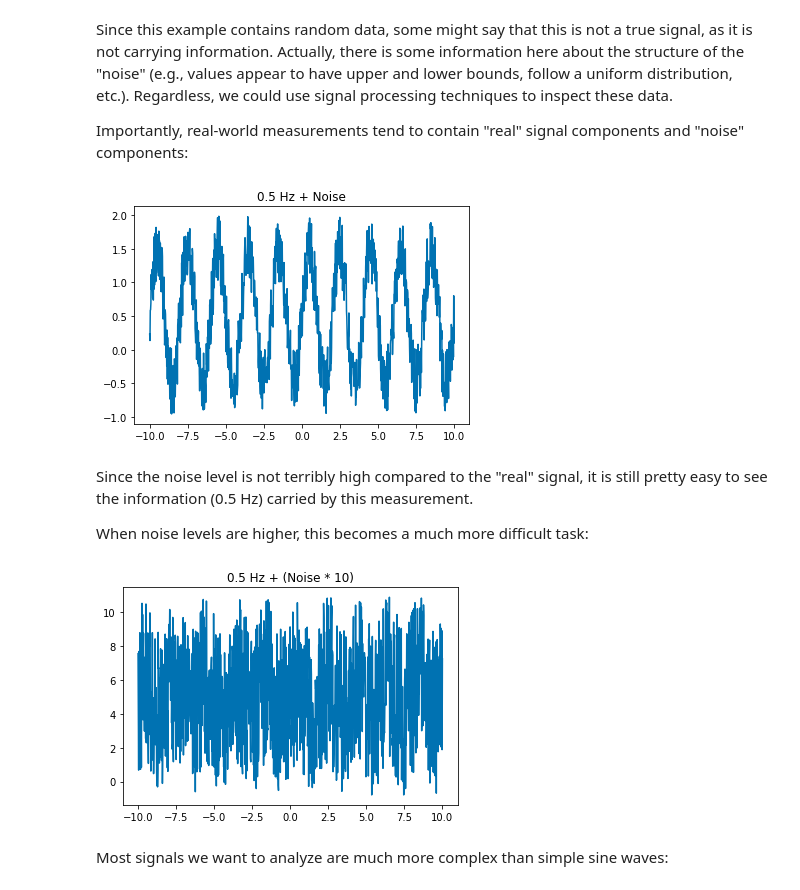
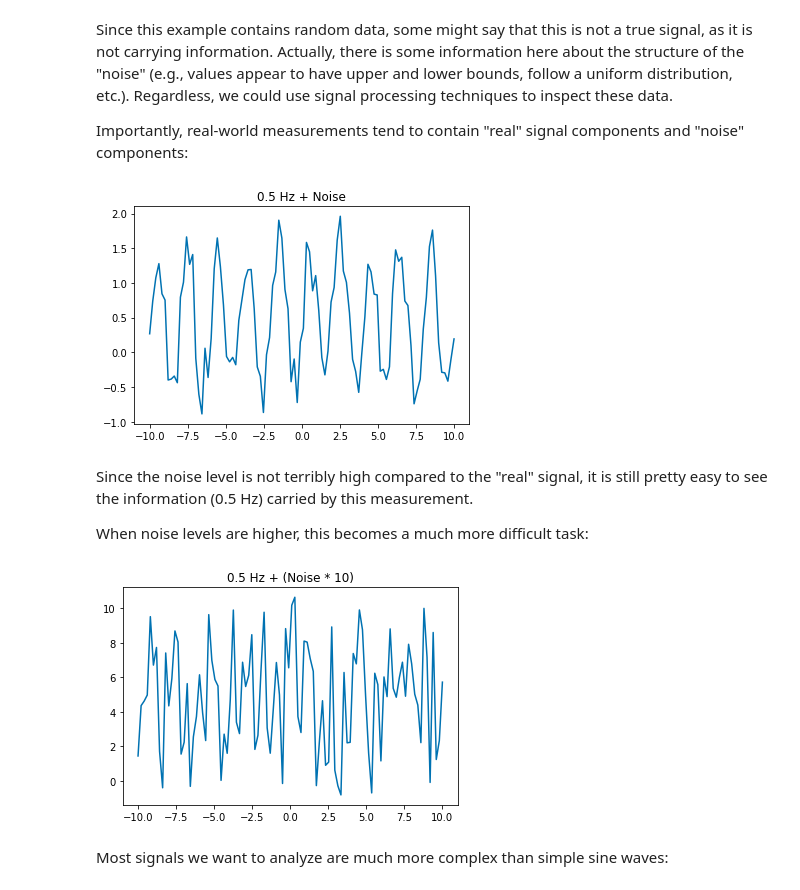
Before and after one commit to TheJacksonLaboratory/images-as-signals, a Jupyter notebook: lessons/1-Sampling_Theorem.ipynb, the cells around one changed output. Cells and saved outputs as stored; diff of their text form; code cells hidden in the pictures.

```diff
--- a/lessons/1-Sampling_Theorem.ipynb
+++ b/lessons/1-Sampling_Theorem.ipynb
@@ -60,7 +60,7 @@ Since this example contains random data, some might say that this is not a true
 Importantly, real-world measurements tend to contain "real" signal components and "noise" components:
 # %%
 f = 1/2
-n_samples = 1000
+n_samples = 100
 
 x = np.linspace(-10, 10, n_samples)
 y = np.sin(x*f*(2*np.pi))
@@ -70,25 +70,25 @@ y = y + noise # add noise
 plt.plot(x,y)
 plt.title('0.5 Hz + Noise');
 # %% [output]
-[figure, old version]
+[figure, new version]
 # %% [markdown]
 Since the noise level is not terribly high compared to the "real" signal, it is still pretty easy to see the information (0.5 Hz) carried by this measurement.
 
 When noise levels are higher, this becomes a much more difficult task:
 # %%
 f = 1/2
-n_samples = 1000
+n_samples = 100
 noise_level = 10
 
 x = np.linspace(-10, 10, n_samples)
 y = np.sin(x*f*(2*np.pi))
 noise = random(n_samples) * noise_level
 y = y + noise
 
 plt.plot(x,y)
 plt.title('0.5 Hz + (Noise * 10)');
 # %% [output]
-[figure, old version]
+[figure, new version]
 # %% [markdown]
 Most signals we want to analyze are much more complex than simple sine waves:
 # %%
```
Also changed, not shown: parts of 14 cells of this notebook.
